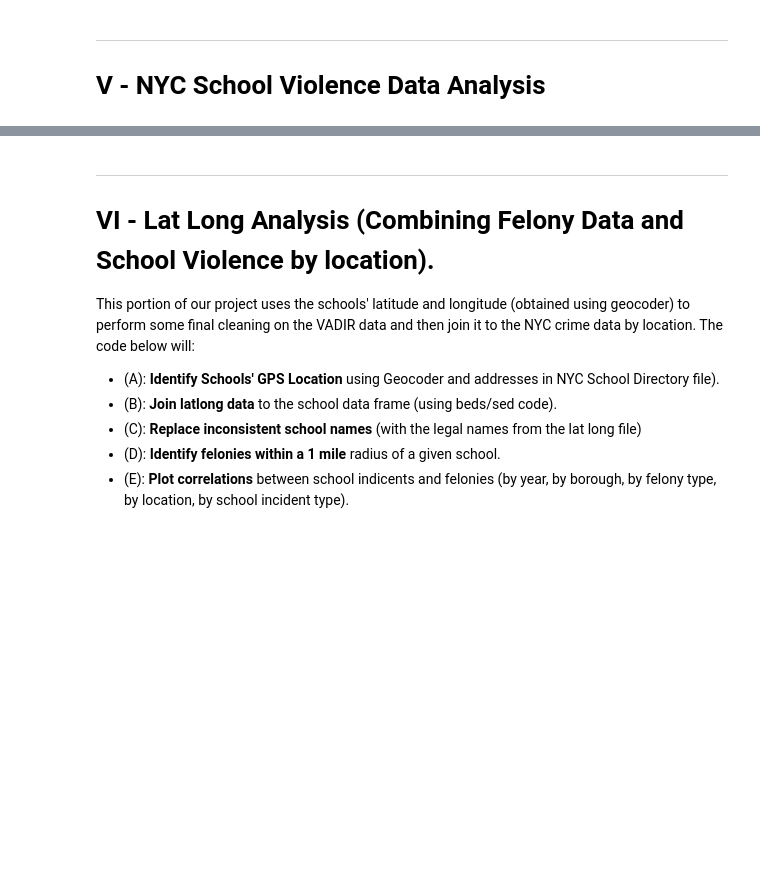
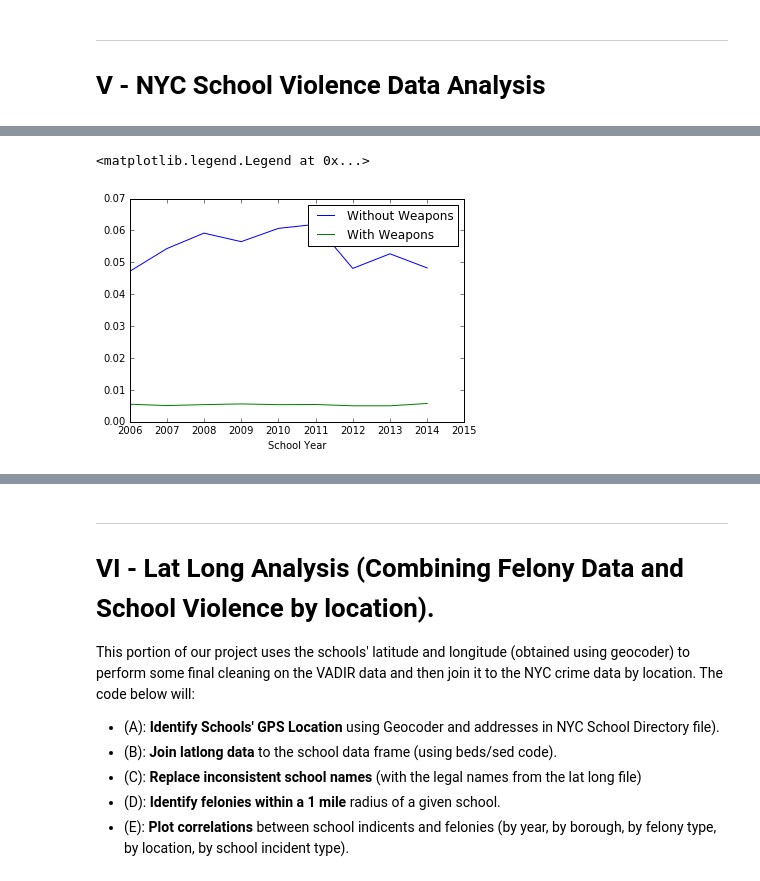
Before and after one commit to mmillervedam/INFOW18_FinalProject, a Jupyter notebook: Final Project Notebook.ipynb, the cells around one changed output, grey strips where cells are left out. Saved outputs shown, nothing was run; the diff lists cells and outputs as text; code cells hidden in the pictures; blank space fills up the shorter version.

Commit message:
and more plots

```diff
--- a/Final Project Notebook.ipynb
+++ b/Final Project Notebook.ipynb
@@ -461,15 +485,18 @@ plt.show()
 # %%
 # Per Pupil Incidents
 school_df['Enrollment'] = school_df.Enrollment.astype(np.float64)
 by_year = school_df.groupby("School Year").sum()
-(by_year['Incidents w/o Weapons']/ by_year['Enrollment']).plot(label='With Weapons')
-(by_year['Incidents w/ Weapons']/ by_year['Enrollment']).plot(label='Without Weapons')
+(by_year['Incidents w/o Weapons']/ by_year['Enrollment']).plot(label='Without Weapons')
+(by_year['Incidents w/ Weapons']/ by_year['Enrollment']).plot(label='With Weapons')
 
 # Plot formatting
 xvals = list(range(2006,2016))
 plt.xticks(xvals,[str(x) for x in xvals])
 plt.xlabel('School Year')
 plt.legend()
+# %% [output]
+<matplotlib.legend.Legend at 0x...>
+[figure, added]
 # %%
 # Creating some general categories of school incidents
 Assault = ['Assault With Serious Physical Injury_ww','Assault with Physical Injury_ww',
```
Also changed, not shown: parts of 42 cells of this notebook.
